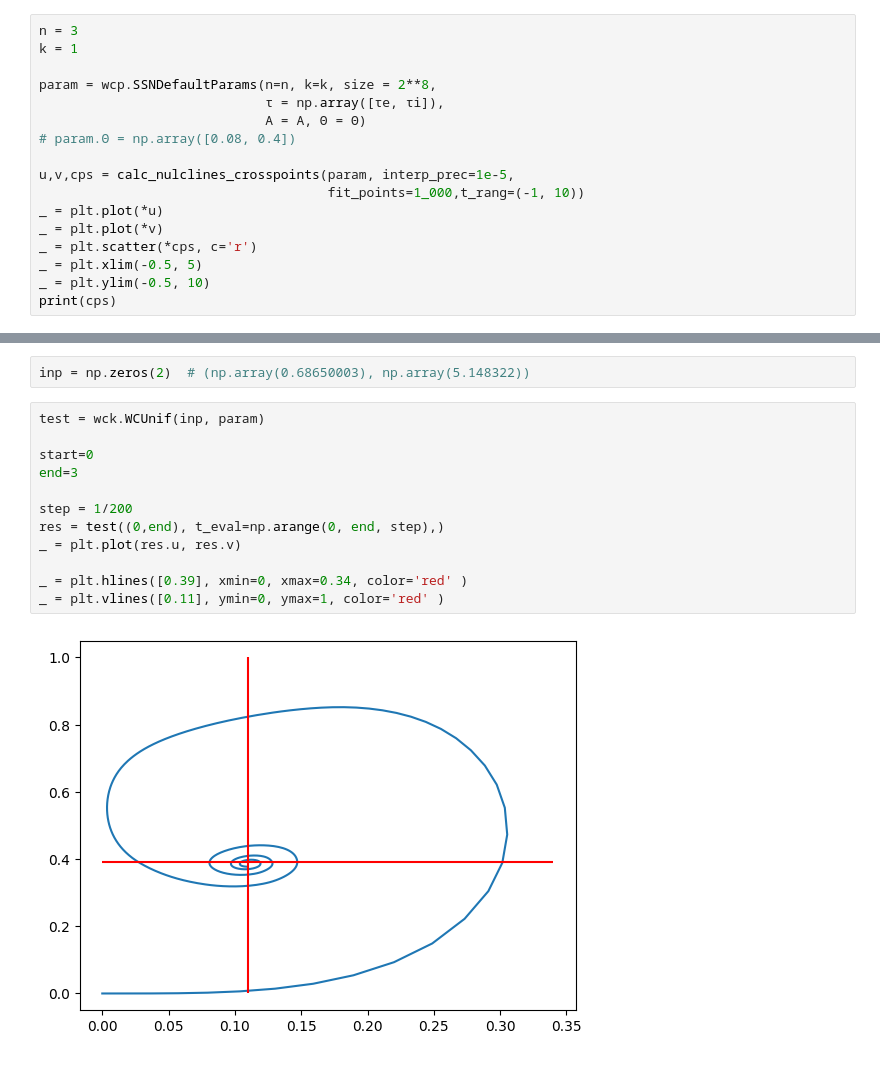
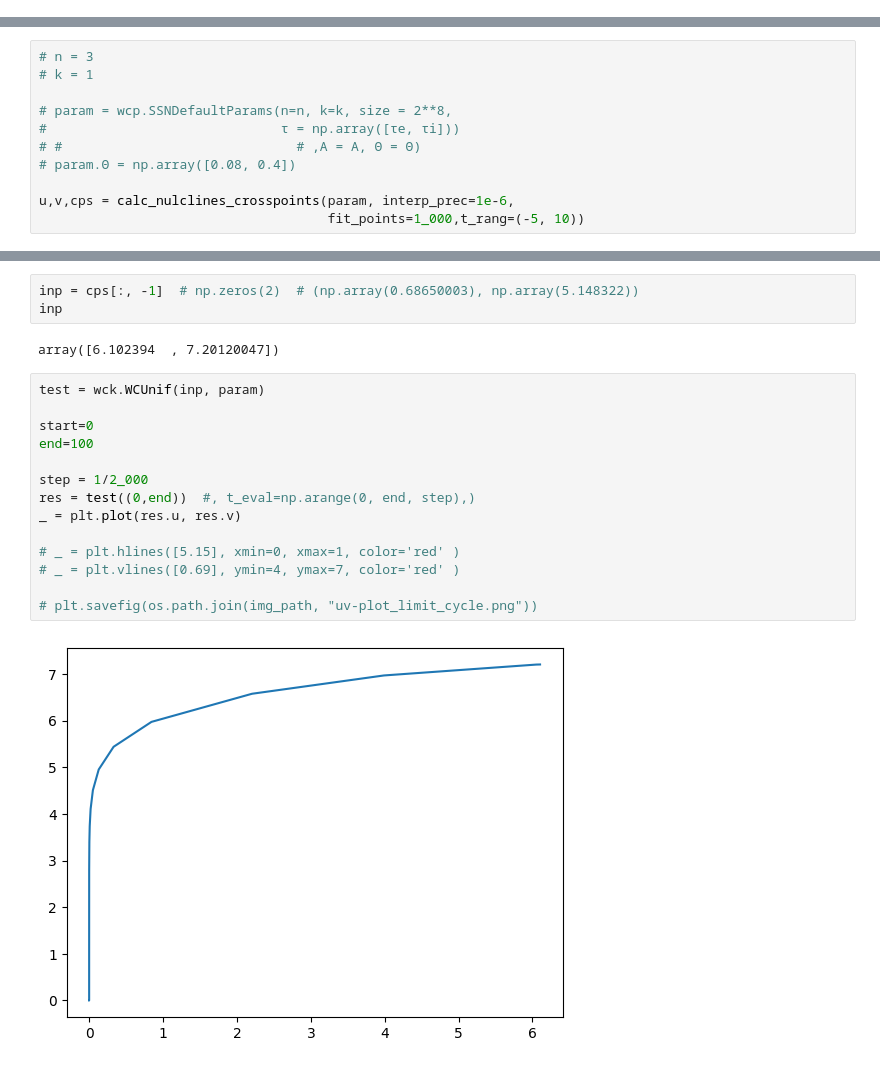
Before and after one commit to nbj2008/wilson_cowan_2d, a Jupyter notebook: notebooks/New Works/Getting SSN to Work.ipynb, the cells around one changed output, grey strips where cells are left out. Cells and saved outputs as stored; diff of their text form.

```diff
--- a/notebooks/New Works/Getting SSN to Work.ipynb
+++ b/notebooks/New Works/Getting SSN to Work.ipynb
@@ -59,17 +64,0 @@ _ = plt.plot(xrang, F(xrang))
-# %%
-n = 3
-k = 1
-
-param = wcp.SSNDefaultParams(n=n, k=k, size = 2**8,
-                             τ = np.array([τe, τi]),
-                             A = A, Θ = Θ)
-# param.Θ = np.array([0.08, 0.4])
-
-u,v,cps = calc_nulclines_crosspoints(param, interp_prec=1e-5,
-                                     fit_points=1_000,t_rang=(-1, 10))
-_ = plt.plot(*u)
-_ = plt.plot(*v)
-_ = plt.scatter(*cps, c='r')
-_ = plt.xlim(-0.5, 5)
-_ = plt.ylim(-0.5, 10)
-print(cps)
@@ -79,0 +65,11 @@ print(cps)
+# %%
+# n = 3
+# k = 1
+
+# param = wcp.SSNDefaultParams(n=n, k=k, size = 2**8,
+#                              τ = np.array([τe, τi]))
+# #                              # ,A = A, Θ = Θ)
+# param.Θ = np.array([0.08, 0.4])
+
+u,v,cps = calc_nulclines_crosspoints(param, interp_prec=1e-6,
+                                     fit_points=1_000,t_rang=(-5, 10))
@@ -80,19 +163,24 @@ print(cps)
 # %%
-inp = np.zeros(2)  # (np.array(0.68650003), np.array(5.148322))
+inp = cps[:, -1]  # np.zeros(2)  # (np.array(0.68650003), np.array(5.148322))
+inp
+# %% [output]
+array([6.102394  , 7.20120047])
 # %%
 test = wck.WCUnif(inp, param)
 
 start=0
-end=3
+end=100
 
-step = 1/200
-res = test((0,end), t_eval=np.arange(0, end, step),)
+step = 1/2_000
+res = test((0,end))  #, t_eval=np.arange(0, end, step),)
 _ = plt.plot(res.u, res.v)
 
-_ = plt.hlines([0.39], xmin=0, xmax=0.34, color='red' )
-_ = plt.vlines([0.11], ymin=0, ymax=1, color='red' )
+# _ = plt.hlines([5.15], xmin=0, xmax=1, color='red' )
+# _ = plt.vlines([0.69], ymin=4, ymax=7, color='red' )
+
+# plt.savefig(os.path.join(img_path, "uv-plot_limit_cycle.png"))
 # %% [output]
-[figure, old version]
+[figure, new version]
 # %%
 _ = plt.plot(res.t, res.u, label='u')
 # _ = plt.xlim(0,0.3)
```
Also changed, not shown: parts of 13 cells of this notebook, 7 other files.
